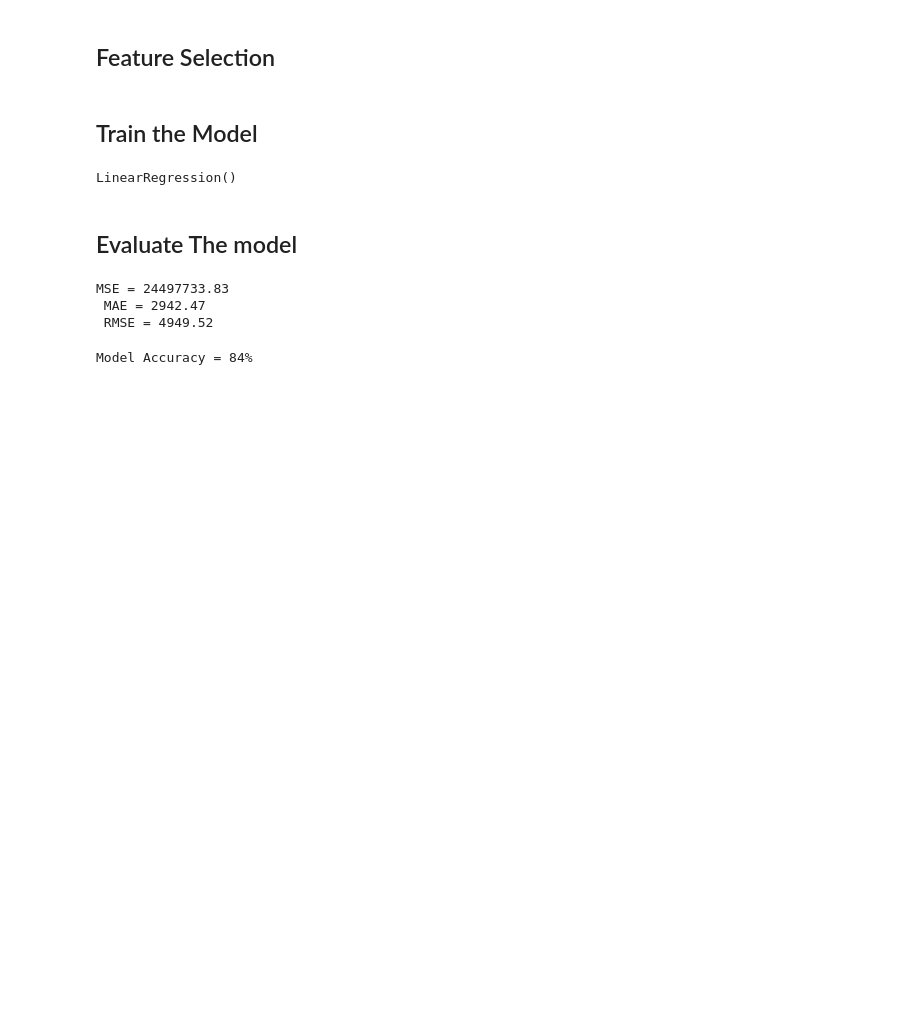
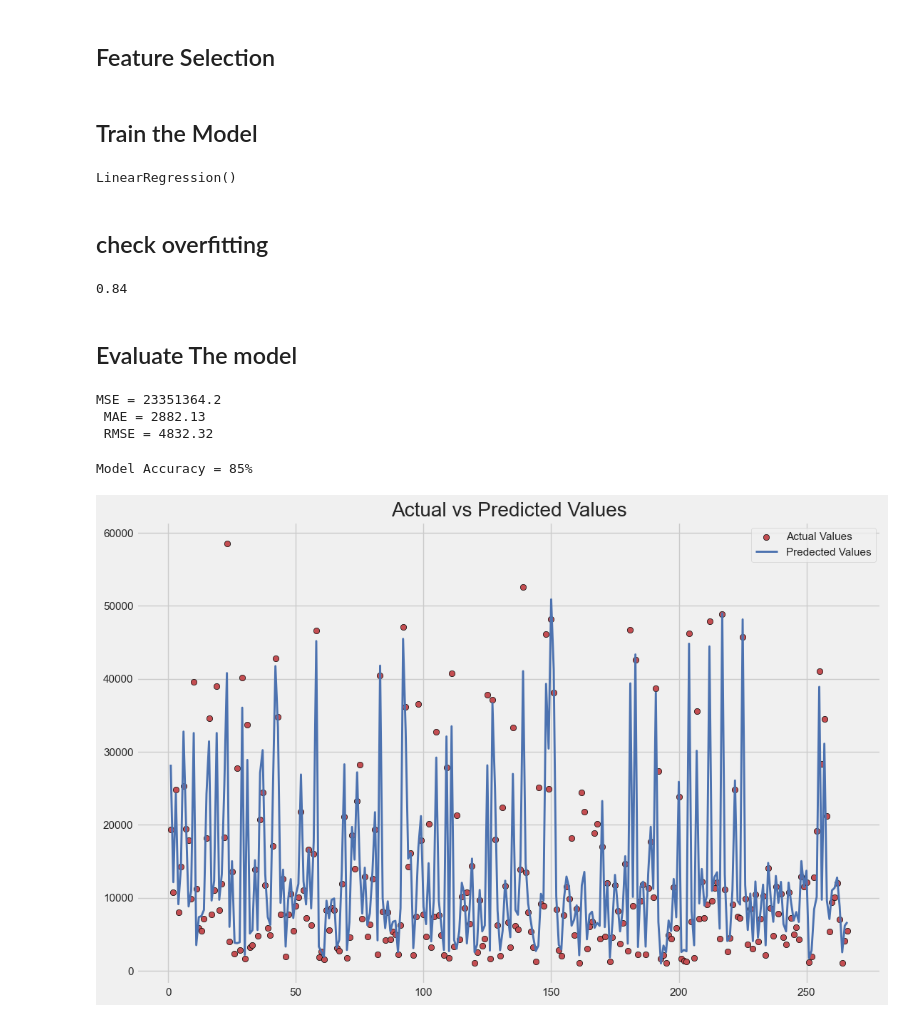
Before and after one commit to Ziad48-a/ML_project, a Jupyter notebook: LR_model.ipynb, the cells around one changed output. Cells and saved outputs as stored; diff of their text form; code cells hidden in the pictures; blank space fills up the shorter version.

```diff
--- a/LR_model.ipynb
+++ b/LR_model.ipynb
@@ -155,7 +155,7 @@ plt.show()
 # %% [markdown]
 ## Feature Selection
 # %%
-X = df[['age', 'smoker', 'bmi']]
+X = df[['age', 'smoker', 'bmi','children','sex']]
 Y = df['charges']
 # %%
 X_train , X_test , Y_train , Y_test = train_test_split(X , Y , test_size=0.2 , random_state=10)
@@ -172,6 +172,13 @@ model.fit(X_train , Y_train)
 LinearRegression()
 # %%
 Y_pred = model.predict(X_test)
+# %% [markdown]
+## check overfitting
+# %%
+Y_train_Predict = model.predict(X_train)
+round(r2_score(Y_train,Y_train_Predict),2)
+# %% [output]
+0.84
 # %% [markdown]
 ## Evaluate The model
 # %%
@@ -181,11 +188,22 @@ MAE = mean_absolute_error(Y_test, Y_pred)
 
 print(f'MSE = {round(MSE,2)} \n MAE = {round(MAE,2)} \n RMSE = {round(RMSE,2)}')
 # %% [output]
-MSE = 24497733.83
- MAE = 2942.47
- RMSE = 4949.52
+MSE = 23351364.2
+ MAE = 2882.13
+ RMSE = 4832.32
 # %%
 Accuracy = round(r2_score(Y_test, Y_pred)*100)
 print(f'Model Accuracy = {Accuracy}%')
 # %% [output]
-Model Accuracy = 84%
+Model Accuracy = 85%
+# %%
+n = len(Y_test)
+x_axis = range(1,n+1)
+plt.figure(figsize=(12,8))
+plt.title("Actual vs Predicted Values")
+plt.scatter(x=x_axis,y=Y_test ,marker='o',edgecolors='black' ,c='r',label ='Actual Values')
+plt.plot(x_axis , Y_pred , color= 'b',linewidth =2.1, label = 'Predected Values')
+plt.legend()
+plt.show()
+# %% [output]
+[figure, added]
```
Also changed, not shown: parts of 2 cells of this notebook, 1 other file.
